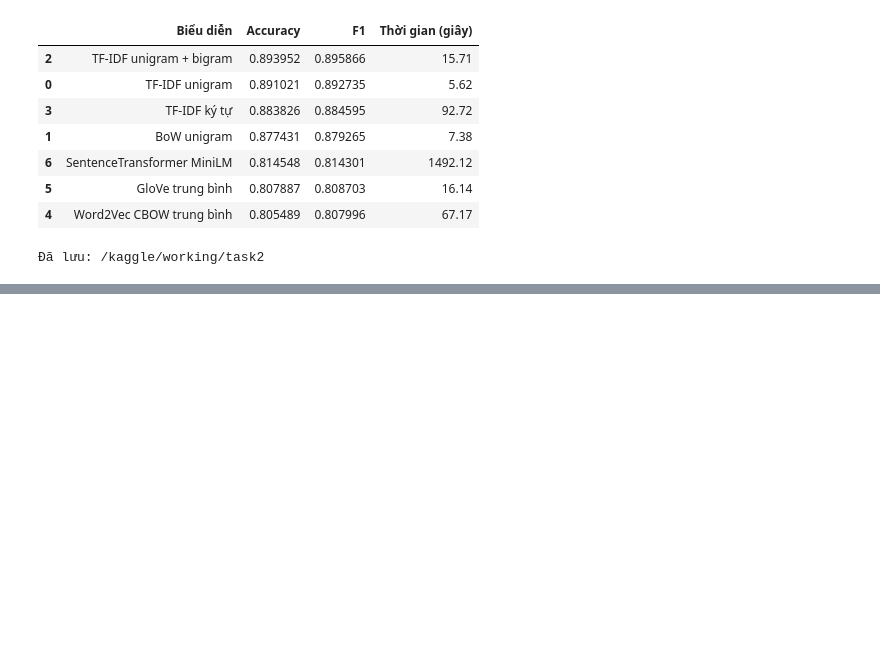
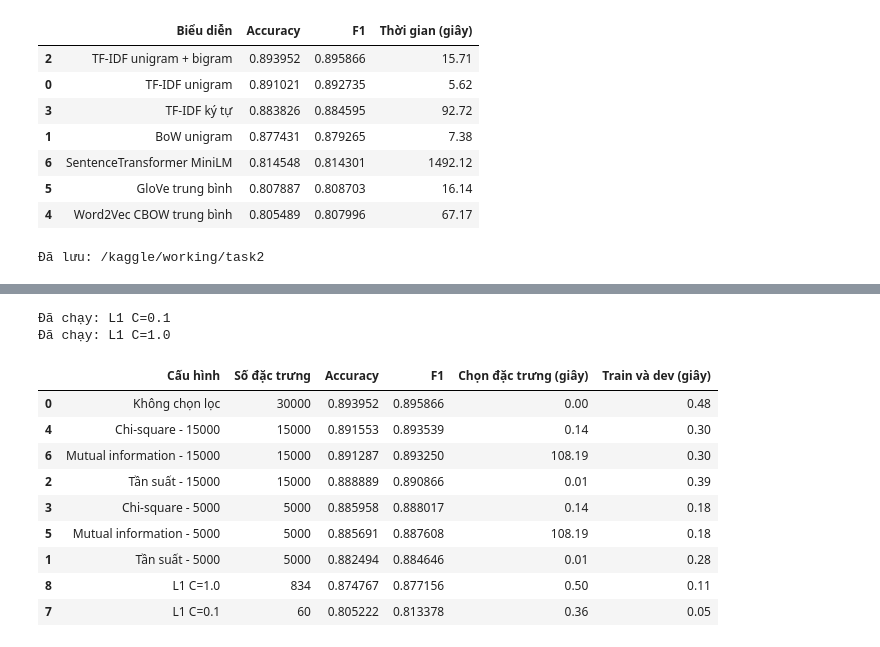
Before and after one commit to bangphan1311/NLP, a Jupyter notebook: HW03_IMDB/notebooks/hw03-imdb-sentiment.ipynb, the cells around one changed output, grey strips where cells are left out. Drawn from its saved outputs; the diff is of its cells as text; code cells hidden in the pictures; blank space fills up the shorter version.

Commit message:
task3: So sánh các phương pháp lựa chọn đặc trưng trên tập dev

```diff
--- a/HW03_IMDB/notebooks/hw03-imdb-sentiment.ipynb
+++ b/HW03_IMDB/notebooks/hw03-imdb-sentiment.ipynb
@@ -849,0 +879,14 @@ print("Đã lưu:", task2_dir)
+# %%
+base_model = feature_models["TF-IDF unigram + bigram"]
+vectorizer = base_model.named_steps["vectorizer"]
+
+X_train_fs = vectorizer.transform(train_df["clean_text"])
+X_dev_fs = vectorizer.transform(dev_df["clean_text"])
+
+y_train = train_df["label"].to_numpy()
+y_dev = dev_df["label"].to_numpy()
+feature_names = vectorizer.get_feature_names_out()
+
+print("Train:", X_train_fs.shape)
+print("Dev:", X_dev_fs.shape)
+print("10 đặc trưng đầu:", feature_names[:10])
@@ -849,0 +1004,41 @@ print("Đã lưu:", task2_dir)
+# %%
+for c in [0.1, 1.0]:
+    start = time.perf_counter()
+
+    selector = LogisticRegression(
+        penalty="l1",
+        C=c,
+        solver="liblinear",
+        max_iter=1000,
+        random_state=42
+    )
+    selector.fit(X_train_fs, y_train)
+
+    indices = np.flatnonzero(
+        np.abs(selector.coef_[0]) > 1e-5
+    )
+    selection_time = time.perf_counter() - start
+
+    if len(indices) == 0:
+        print(f"L1 C={c}: không chọn được đặc trưng")
+        continue
+
+    evaluate_features(
+        f"L1 C={c}", indices, selection_time
+    )
+
+fs_results_df = pd.DataFrame(fs_results)
+display(fs_results_df.sort_values("F1", ascending=False))
+# %% [output]
+Đã chạy: L1 C=0.1
+Đã chạy: L1 C=1.0
+|  | Cấu hình | Số đặc trưng | Accuracy | F1 | Chọn đặc trưng (giây) | Train và dev (giây) |
+| 0 | Không chọn lọc | 30000 | 0.893952 | 0.895866 | 0.00 | 0.48 |
+| 4 | Chi-square - 15000 | 15000 | 0.891553 | 0.893539 | 0.14 | 0.30 |
+| 6 | Mutual information - 15000 | 15000 | 0.891287 | 0.893250 | 108.19 | 0.30 |
+| 2 | Tần suất - 15000 | 15000 | 0.888889 | 0.890866 | 0.01 | 0.39 |
+| 3 | Chi-square - 5000 | 5000 | 0.885958 | 0.888017 | 0.14 | 0.18 |
+| 5 | Mutual information - 5000 | 5000 | 0.885691 | 0.887608 | 108.19 | 0.18 |
+| 1 | Tần suất - 5000 | 5000 | 0.882494 | 0.884646 | 0.01 | 0.28 |
+| 8 | L1 C=1.0 | 834 | 0.874767 | 0.877156 | 0.50 | 0.11 |
+| 7 | L1 C=0.1 | 60 | 0.805222 | 0.813378 | 0.36 | 0.05 |
```
Also changed, not shown: parts of 5 cells of this notebook, 4 other files.
